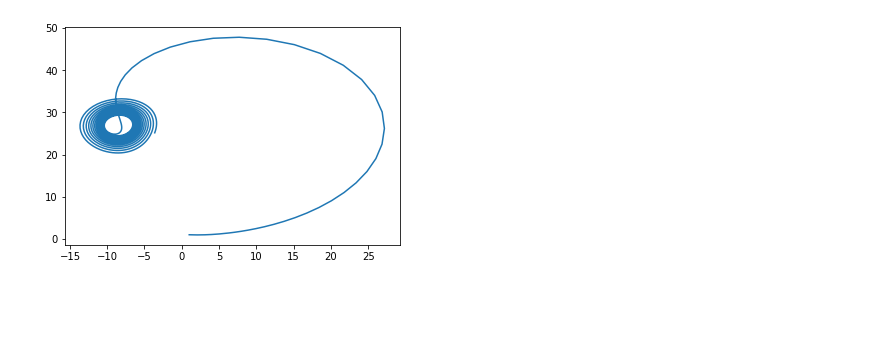
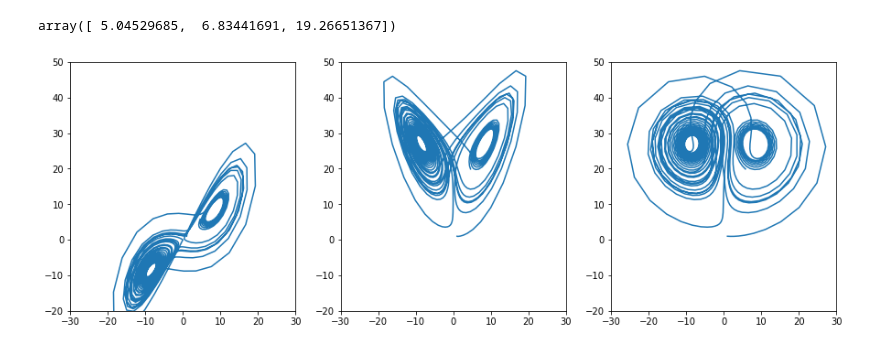
Before and after one commit to Markleonard1019/ASEN, a Jupyter notebook: midterm_Q2.ipynb, the cells around one changed output. Drawn from its saved outputs; the diff is of its cells as text; code cells hidden in the pictures; blank space fills up the shorter version.

```diff
--- a/midterm_Q2.ipynb
+++ b/midterm_Q2.ipynb
@@ -81,5 +77,12 @@ plt.show()
-# %%
-plt.plot(x2_hist,x3_hist)
-plt.show()
-# %% [output]
-[figure, removed]
+# %%
+r
+# %% [output]
+array([ 5.04529685,  6.83441691, 19.26651367])
+# %%
+plt.figure(figsize=[15,5])
+plt.subplot(1,3,1) ; plt.plot(x1_hist,x2_hist);plt.ylim(-20,50);plt.xlim(-30,30)
+plt.subplot(1,3,2) ; plt.plot(x1_hist,x3_hist);plt.ylim(-20,50);plt.xlim(-30,30)
+plt.subplot(1,3,3) ; plt.plot(x2_hist,x3_hist);plt.ylim(-20,50);plt.xlim(-30,30)
+plt.show()
+# %% [output]
+[figure, added]
```
Also changed, not shown: parts of 9 cells of this notebook.
